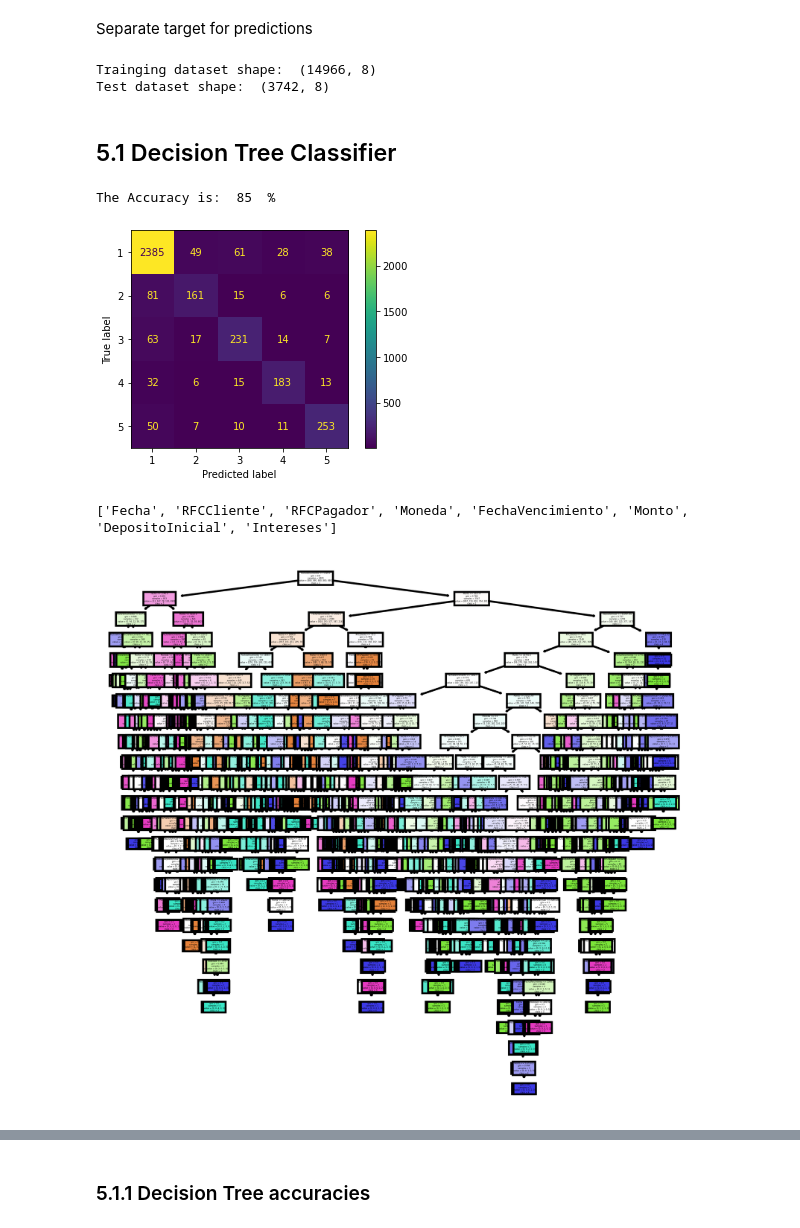
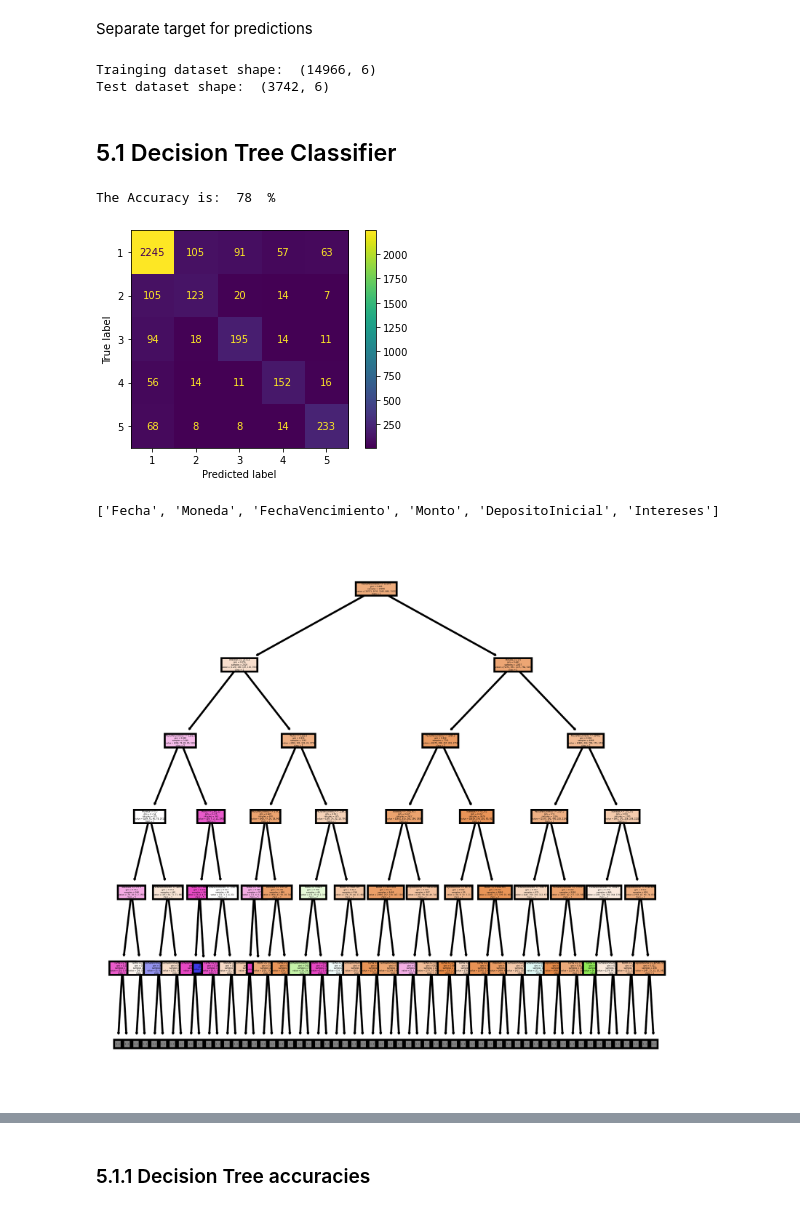
Before and after one commit to jrolopez20/blu-ml, a Jupyter notebook: Finance factoring late invoice prediction - Multi Class Classification.ipynb, the cells around one changed output, grey strips where cells are left out. Saved outputs shown, nothing was run; the diff lists cells and outputs as text; code cells hidden in the pictures.

```diff
--- a/Finance factoring late invoice prediction - Multi Class Classification.ipynb
+++ b/Finance factoring late invoice prediction - Multi Class Classification.ipynb
@@ -62,6 +65,10 @@ df.head()
 | 2 | 1583.0 | 2 | 2 | 1 | 1551.0 | 791.12 | 791.12 | 29.26 | ... |
 | 3 | 2282.0 | 3 | 3 | 0 | 2225.0 | 33048.00 | 28090.80 | 814.88 | ... |
 | 4 | 2110.0 | 4 | 4 | 0 | 2170.0 | 424634.82 | 360939.60 | 10615.87 | ... |
+# %%
+# Remove RFC Columns
+df.drop("RFCCliente", axis=1, inplace=True)
+df.drop("RFCPagador", axis=1, inplace=True)
 # %% [markdown]
 # 5. Prepare dataframes for modeling approaches
 # %% [markdown]
@@ -137,8 +144,8 @@ X_train, X_test, y_train, y_test = train_test_split(X, y, train_size=0.8, test_s
 print('Trainging dataset shape: ', X_train.shape)
 print('Test dataset shape: ', X_test.shape)
 # %% [output]
-Trainging dataset shape:  (14966, 8)
-Test dataset shape:  (3742, 8)
+Trainging dataset shape:  (14966, 6)
+Test dataset shape:  (3742, 6)
 # %%
 # Helper function to plot confusion matrix
 def render_confusion_matrix(y_test_input, predicted, clasess):
@@ -175,21 +182,22 @@ ac_simple = render_confusion_matrix(y_test, predicted_tree, tree.classes_)
 # disp = ConfusionMatrixDisplay(confusion_matrix=cm, display_labels=tree.classes_)
 # disp.plot()
 # %% [output]
-The Accuracy is:  85  %
+The Accuracy is:  78  %
-[figure, old version]
+[figure, new version]
 # %%
 from sklearn import tree as sk_tree
 fn = list(X_train.columns.values)
 print(fn)
 cn = ['1','2','3','4','5']
 fig, axes = plt.subplots(nrows=1, ncols=1, figsize=(5,5), dpi=600)
 sk_tree.plot_tree(
     tree,
     feature_names=fn,
     class_names=cn,
-    filled=True
+    filled=True,
+    max_depth=5
 )
 fig.savefig('imagename.png')
 # %% [output]
-['Fecha', 'RFCCliente', 'RFCPagador', 'Moneda', 'FechaVencimiento', 'Monto', 'DepositoInicial', 'Intereses']
+['Fecha', 'Moneda', 'FechaVencimiento', 'Monto', 'DepositoInicial', 'Intereses']
-[figure, old version]
+[figure, new version]
```
Also changed, not shown: parts of 26 cells of this notebook.
